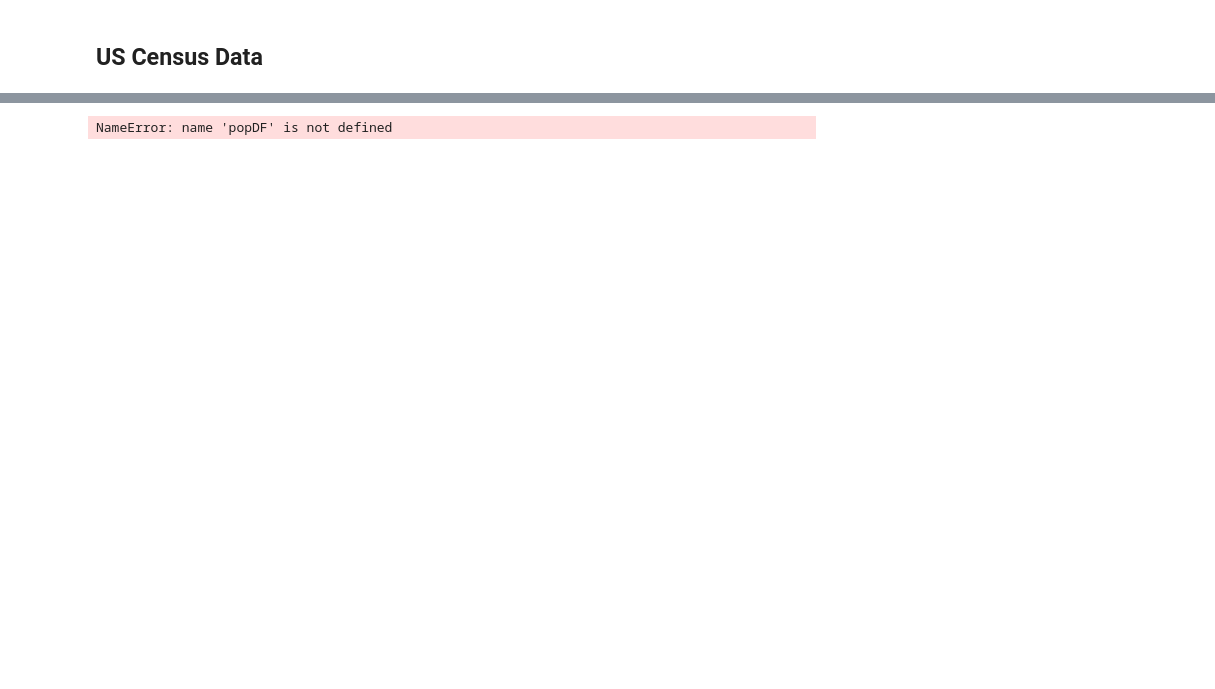
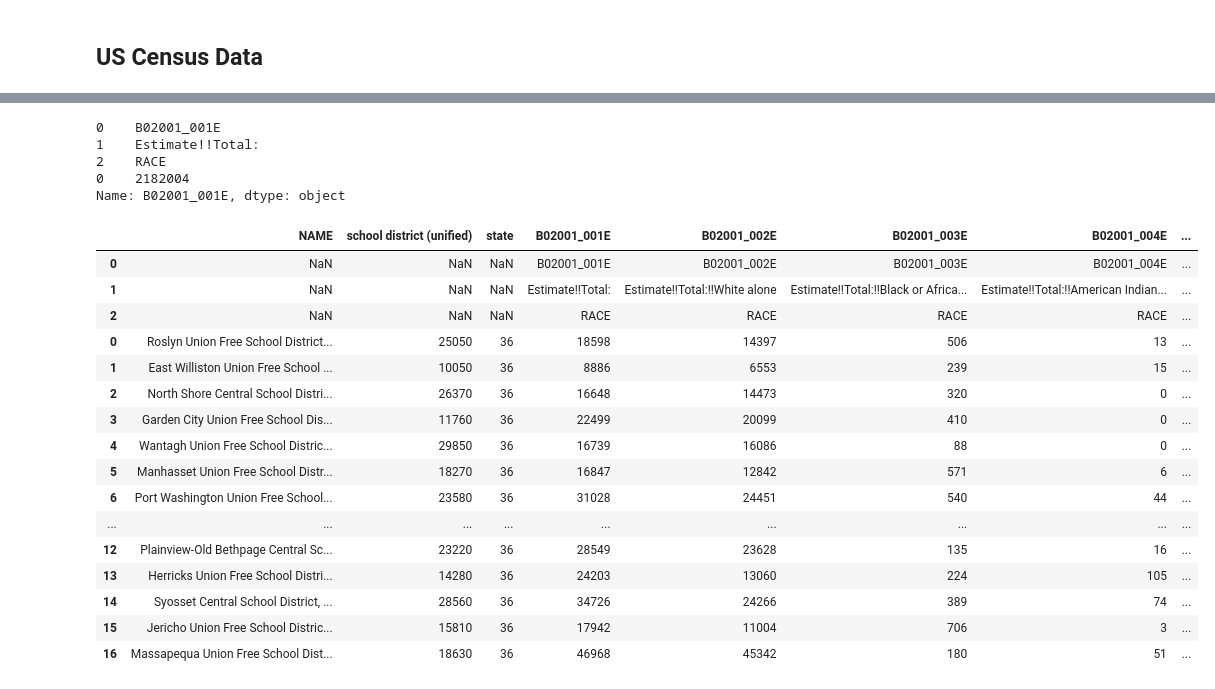
Before and after one commit to pylinet/USCensus, a Jupyter notebook: USCensusNYData-Test.ipynb, the cells around one changed output, grey strips where cells are left out. Saved outputs shown, nothing was run; the diff lists cells and outputs as text; code cells hidden in the pictures; blank space fills up the shorter version.

```diff
--- a/USCensusNYData-Test.ipynb
+++ b/USCensusNYData-Test.ipynb
@@ -116,8 +62,0 @@ dfPoptranspose
-# %%
-NYDemographics = dfPoptranspose.append(popDF,sort=True)
-NYDemographics.insert(0, "NAME", NYDemographics.pop("NAME"))
-NYDemographics.insert(1, "school district (unified)", NYDemographics.pop("school district (unified)"))
-NYDemographics.insert(2, "state", NYDemographics.pop("state"))
-NYDemographics
-# %% [output]
-NameError: name 'popDF' is not defined
@@ -123,0 +107,33 @@ NameError: name 'popDF' is not defined
+# %%
+NV = cen.dataFrame("testname",(popByRace),('00060'),32)
+NV['B02001_001E']
+# %% [output]
+0    B02001_001E
+1    Estimate!!Total:
+2    RACE
+0    2182004
+Name: B02001_001E, dtype: object
+# %%
+NY = cen.dataFrame("testname",(popByRace),(NYGEOID),36)
+NY
+#NY.head()
+#NY.columns = pd.MultiIndex.from_arrays([NY.rows[1:3]])
+#NY
+# %% [output]
+|  | NAME | school district (unified) | state | B02001_001E | B02001_002E | B02001_003E | B02001_004E | ... |
+| 0 | NaN | NaN | NaN | B02001_001E | B02001_002E | B02001_003E | B02001_004E | ... |
+| 1 | NaN | NaN | NaN | Estimate!!Total: | Estimate!!Total:!!White alone | Estimate!!Total:!!Black or Africa... | Estimate!!Total:!!American Indian... | ... |
+| 2 | NaN | NaN | NaN | RACE | RACE | RACE | RACE | ... |
+| 0 | Roslyn Union Free School District... | 25050 | 36 | 18598 | 14397 | 506 | 13 | ... |
+| 1 | East Williston Union Free School ... | 10050 | 36 | 8886 | 6553 | 239 | 15 | ... |
+| 2 | North Shore Central School Distri... | 26370 | 36 | 16648 | 14473 | 320 | 0 | ... |
+| 3 | Garden City Union Free School Dis... | 11760 | 36 | 22499 | 20099 | 410 | 0 | ... |
+| 4 | Wantagh Union Free School Distric... | 29850 | 36 | 16739 | 16086 | 88 | 0 | ... |
+| 5 | Manhasset Union Free School Distr... | 18270 | 36 | 16847 | 12842 | 571 | 6 | ... |
+| 6 | Port Washington Union Free School... | 23580 | 36 | 31028 | 24451 | 540 | 44 | ... |
+| ... | ... | ... | ... | ... | ... | ... | ... | ... |
+| 12 | Plainview-Old Bethpage Central Sc... | 23220 | 36 | 28549 | 23628 | 135 | 16 | ... |
+| 13 | Herricks Union Free School Distri... | 14280 | 36 | 24203 | 13060 | 224 | 105 | ... |
+| 14 | Syosset Central School District, ... | 28560 | 36 | 34726 | 24266 | 389 | 74 | ... |
+| 15 | Jericho Union Free School Distric... | 15810 | 36 | 17942 | 11004 | 706 | 3 | ... |
+| 16 | Massapequa Union Free School Dist... | 18630 | 36 | 46968 | 45342 | 180 | 51 | ... |
```
Also changed, not shown: parts of 24 cells of this notebook, 3 other files.
